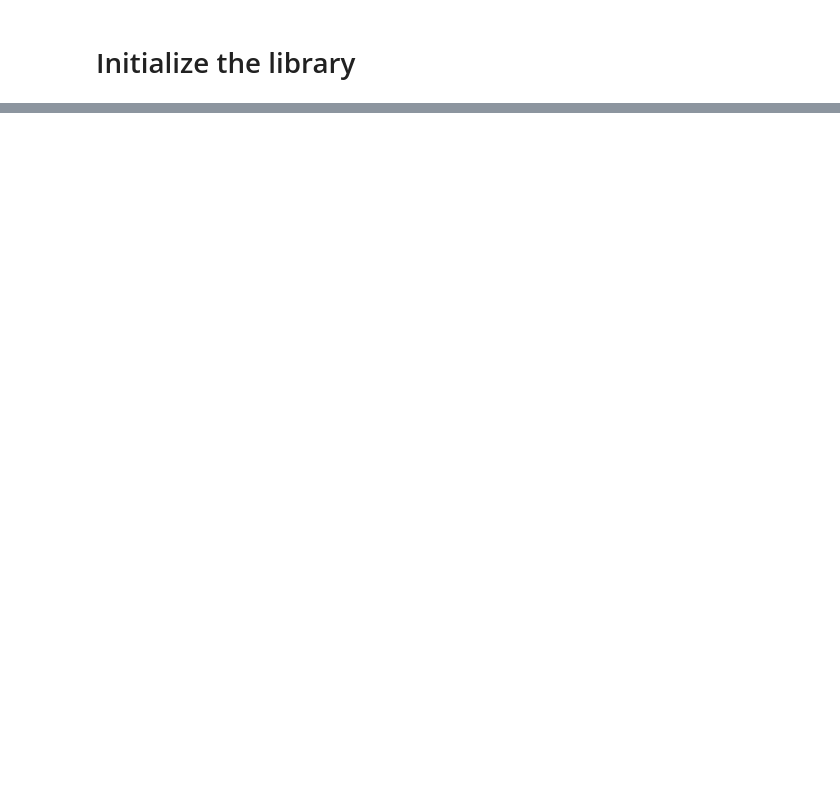
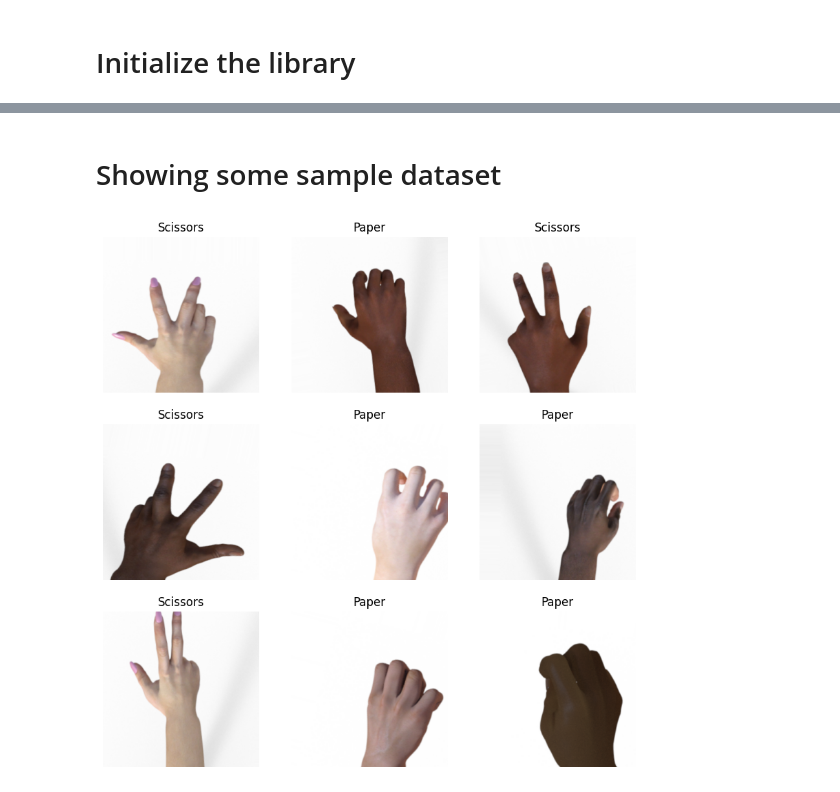
Before and after one commit to GDGC-MU/Introduction_to_Machine_Learning, a Jupyter notebook: rock_paper_scissor.ipynb, the cells around one changed output, grey strips where cells are left out. Saved outputs shown, nothing was run; the diff lists cells and outputs as text; code cells hidden in the pictures; blank space fills up the shorter version.

```diff
--- a/rock_paper_scissor.ipynb
+++ b/rock_paper_scissor.ipynb
@@ -178,0 +50,18 @@ Model: "rock_paper_scissors_model_8"
+# %% [markdown]
+# Showing some sample dataset
+# %%
+# Get a batch of images and labels
+sample_images, sample_labels = next(train_generator)
+
+# Plot a few samples with their corresponding labels
+class_names = ['Rock', 'Paper', 'Scissors']  # Assuming these are the labels
+
+plt.figure(figsize=(10, 10))
+for i in range(9):  # Displaying 9 samples
+    plt.subplot(3, 3, i+1)
+    plt.imshow(sample_images[i])
+    plt.title(class_names[np.argmax(sample_labels[i])])
+    plt.axis('off')
+plt.show()
+# %% [output]
+[figure, added]
```
Also changed, not shown: parts of 8 cells of this notebook.
